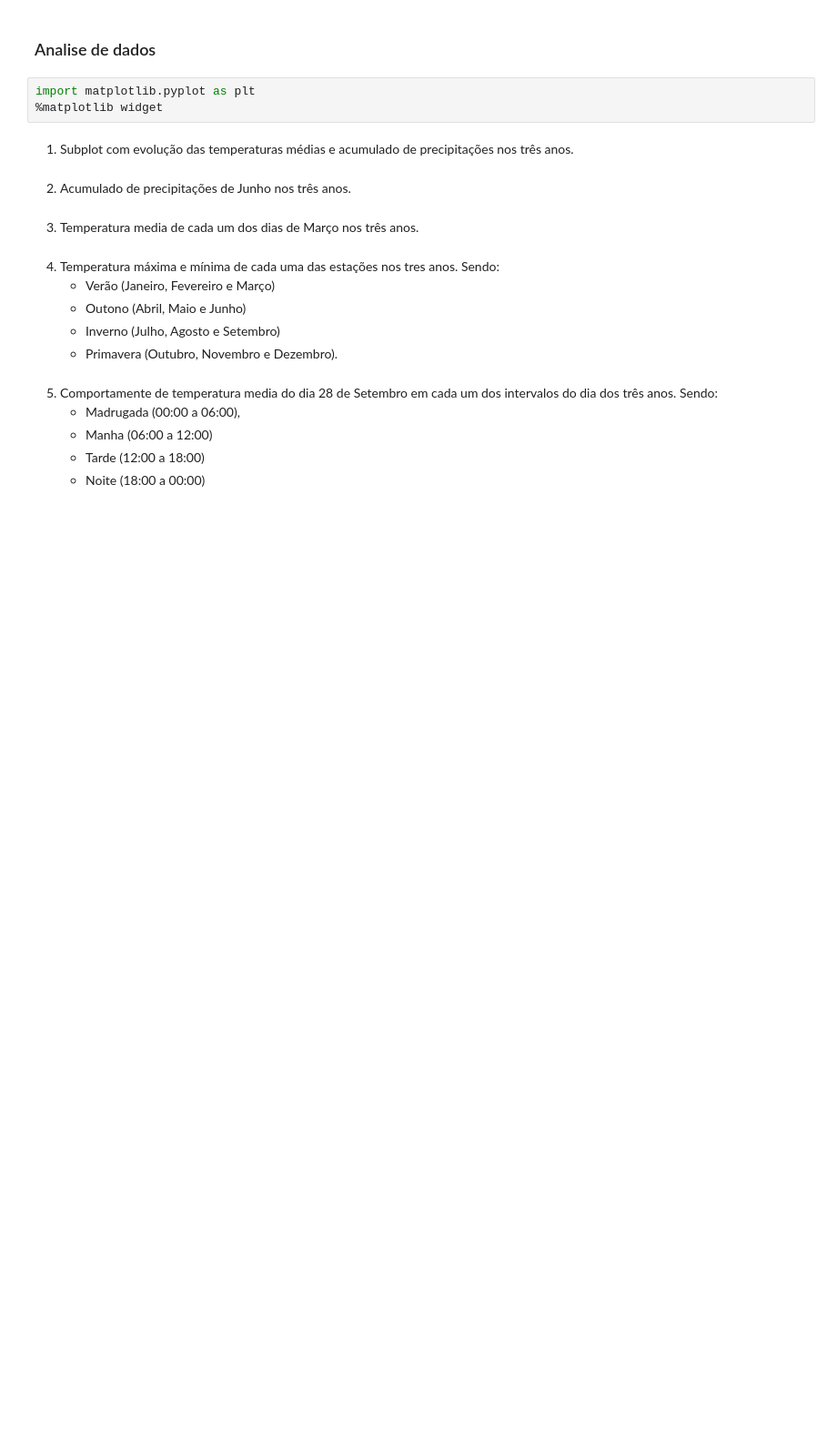
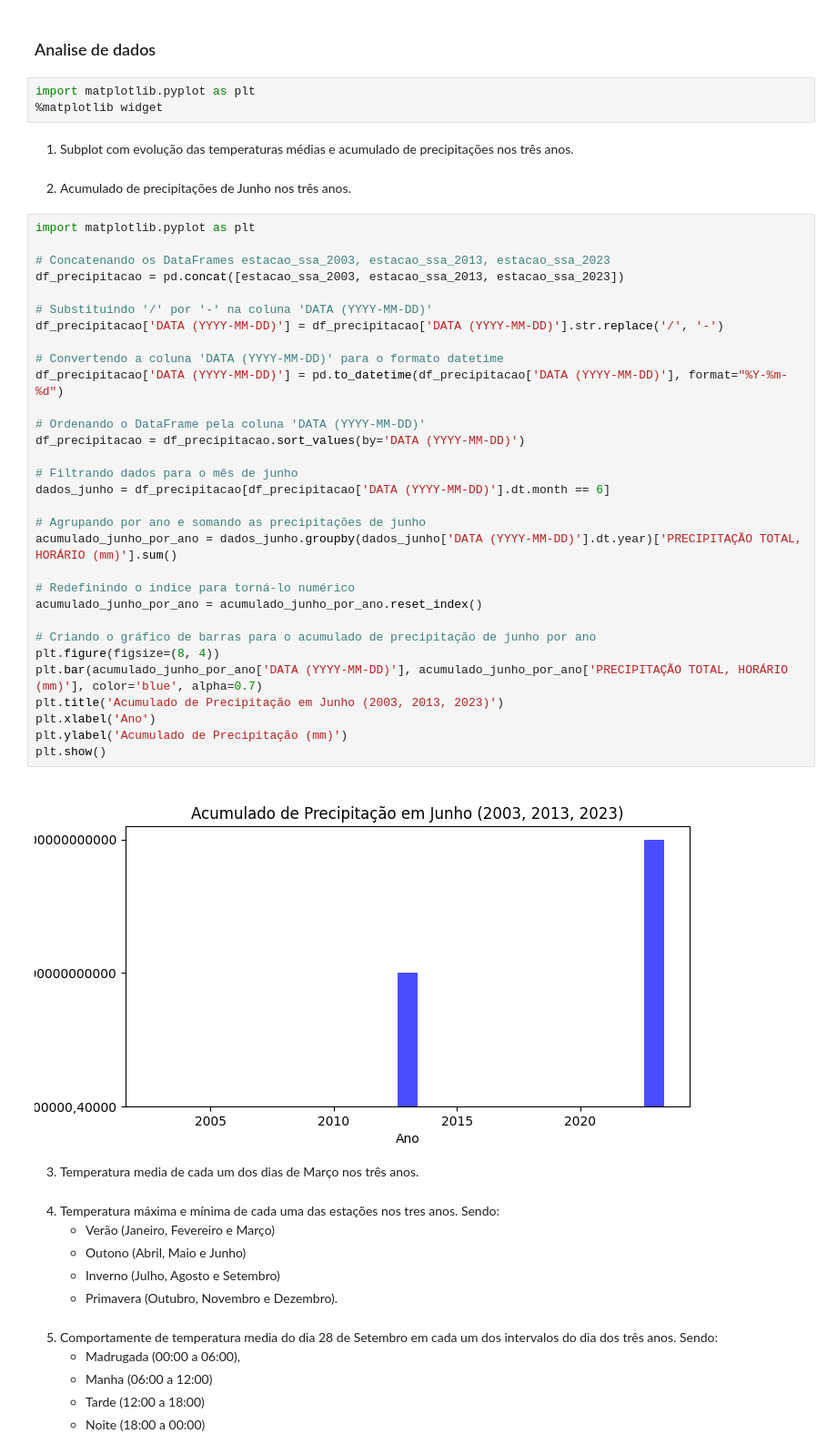
Before and after one commit to everaldina/Trilha_Python, a Jupyter notebook: PI-009.ipynb, the cells around one changed output. Shown at 91% size. Saved outputs shown, nothing was run; the diff lists cells and outputs as text; blank space fills up the shorter version.

Commit message:
criando o gráfico 02

```diff
--- a/PI-009.ipynb
+++ b/PI-009.ipynb
@@ -143,6 +144,39 @@ import matplotlib.pyplot as plt
 1. Subplot com evolução das temperaturas médias e acumulado de precipitações nos três anos.
 # %% [markdown]
 2. Acumulado de precipitações de Junho nos três anos.
+# %%
+import matplotlib.pyplot as plt
+
+# Concatenando os DataFrames estacao_ssa_2003, estacao_ssa_2013, estacao_ssa_2023
+df_precipitacao = pd.concat([estacao_ssa_2003, estacao_ssa_2013, estacao_ssa_2023])
+
+# Substituindo '/' por '-' na coluna 'DATA (YYYY-MM-DD)'
+df_precipitacao['DATA (YYYY-MM-DD)'] = df_precipitacao['DATA (YYYY-MM-DD)'].str.replace('/', '-')
+
+# Convertendo a coluna 'DATA (YYYY-MM-DD)' para o formato datetime
+df_precipitacao['DATA (YYYY-MM-DD)'] = pd.to_datetime(df_precipitacao['DATA (YYYY-MM-DD)'], format="%Y-%m-%d")
+
+# Ordenando o DataFrame pela coluna 'DATA (YYYY-MM-DD)'
+df_precipitacao = df_precipitacao.sort_values(by='DATA (YYYY-MM-DD)')
+
+# Filtrando dados para o mês de junho
+dados_junho = df_precipitacao[df_precipitacao['DATA (YYYY-MM-DD)'].dt.month == 6]
+
+# Agrupando por ano e somando as precipitações de junho
+acumulado_junho_por_ano = dados_junho.groupby(dados_junho['DATA (YYYY-MM-DD)'].dt.year)['PRECIPITAÇÃO TOTAL, HORÁRIO (mm)'].sum()
+
+# Redefinindo o índice para torná-lo numérico
+acumulado_junho_por_ano = acumulado_junho_por_ano.reset_index()
+
+# Criando o gráfico de barras para o acumulado de precipitação de junho por ano
+plt.figure(figsize=(8, 4))
+plt.bar(acumulado_junho_por_ano['DATA (YYYY-MM-DD)'], acumulado_junho_por_ano['PRECIPITAÇÃO TOTAL, HORÁRIO (mm)'], color='blue', alpha=0.7)
+plt.title('Acumulado de Precipitação em Junho (2003, 2013, 2023)')
+plt.xlabel('Ano')
+plt.ylabel('Acumulado de Precipitação (mm)')
+plt.show()
+# %% [output]
+[figure, added]
 # %% [markdown]
 3. Temperatura media de cada um dos dias de Março nos três anos.
 # %% [markdown]
```
Also changed, not shown: parts of 1 cell of this notebook, 1 other file.
